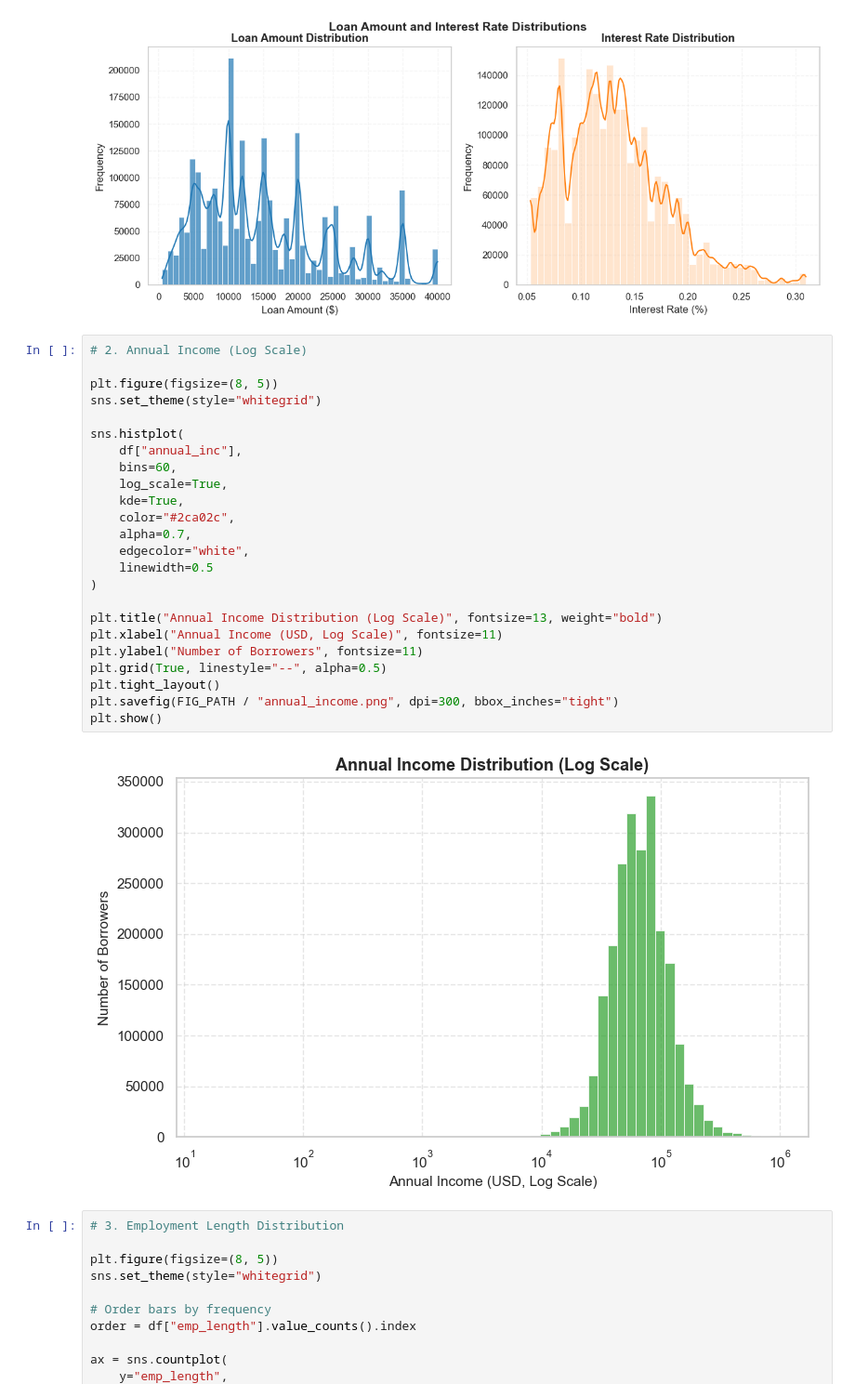
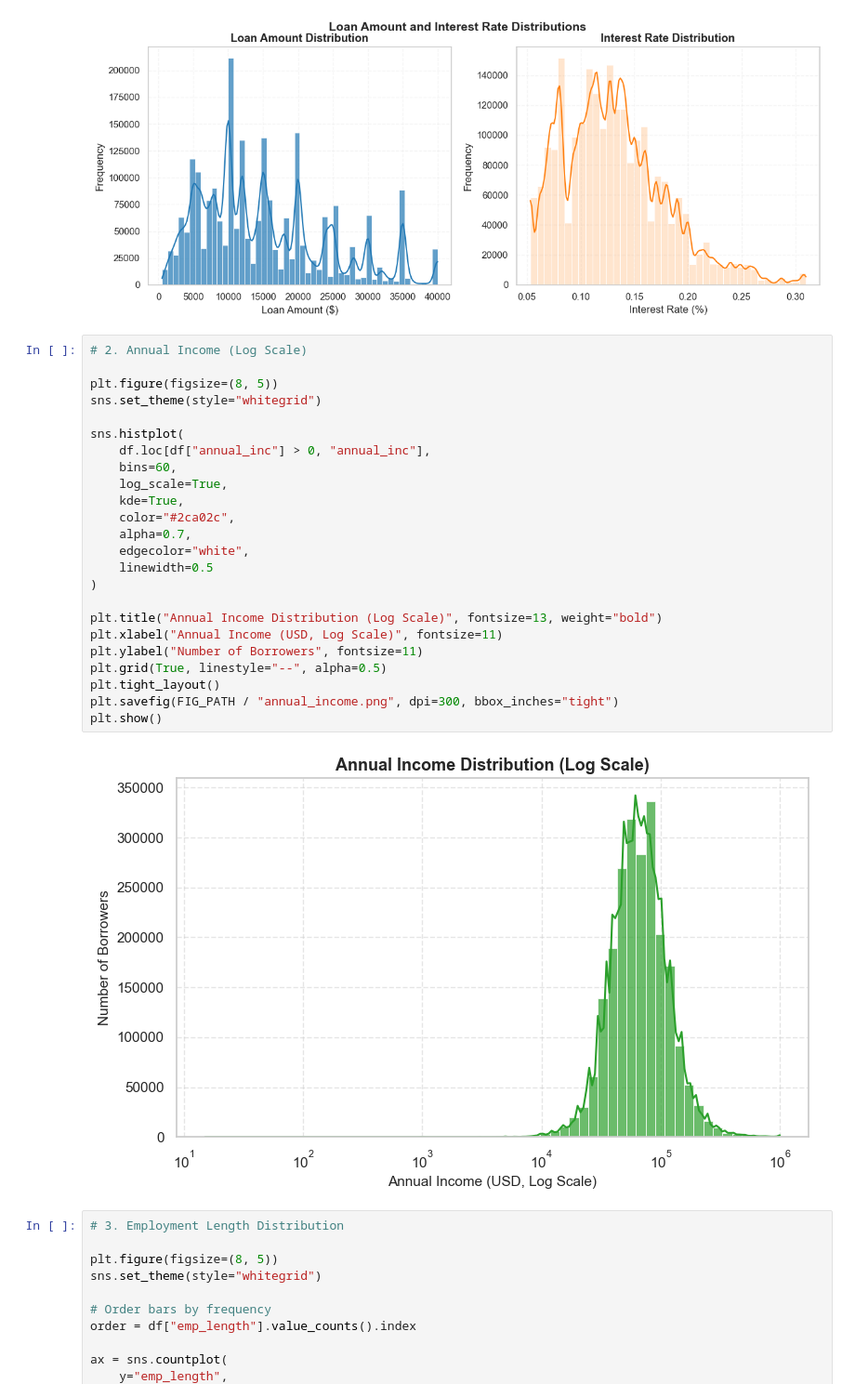
Before and after one commit to BinodTandan/Banking_Stress_Testing, a Jupyter notebook: notebooks/01_data_cleaning.ipynb, the cells around one changed output. Shown: that part at 93% size. Cells and saved outputs as stored; diff of their text form.

```diff
--- a/notebooks/01_data_cleaning.ipynb
+++ b/notebooks/01_data_cleaning.ipynb
@@ -208,29 +208,29 @@ plt.show()
 # %%
 # 2. Annual Income (Log Scale)
 
 plt.figure(figsize=(8, 5))
 sns.set_theme(style="whitegrid")
 
 sns.histplot(
-    df["annual_inc"],
+    df.loc[df["annual_inc"] > 0, "annual_inc"],
     bins=60,
     log_scale=True,
     kde=True,
     color="#2ca02c",
     alpha=0.7,
     edgecolor="white",
     linewidth=0.5
 )
 
 plt.title("Annual Income Distribution (Log Scale)", fontsize=13, weight="bold")
 plt.xlabel("Annual Income (USD, Log Scale)", fontsize=11)
 plt.ylabel("Number of Borrowers", fontsize=11)
 plt.grid(True, linestyle="--", alpha=0.5)
 plt.tight_layout()
 plt.savefig(FIG_PATH / "annual_income.png", dpi=300, bbox_inches="tight")
 plt.show()
 # %% [output]
-[figure, old version]
+[figure, new version]
 # %%
 # 3. Employment Length Distribution
 
```
Also changed, not shown: parts of 11 cells of this notebook, 7 other files.
